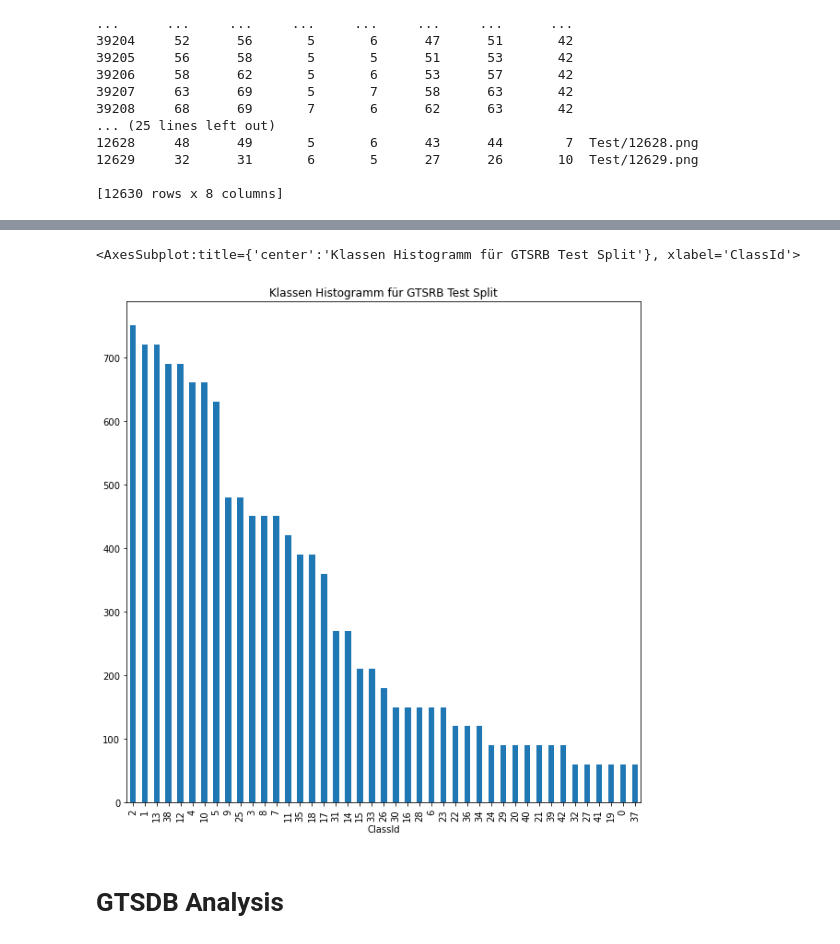
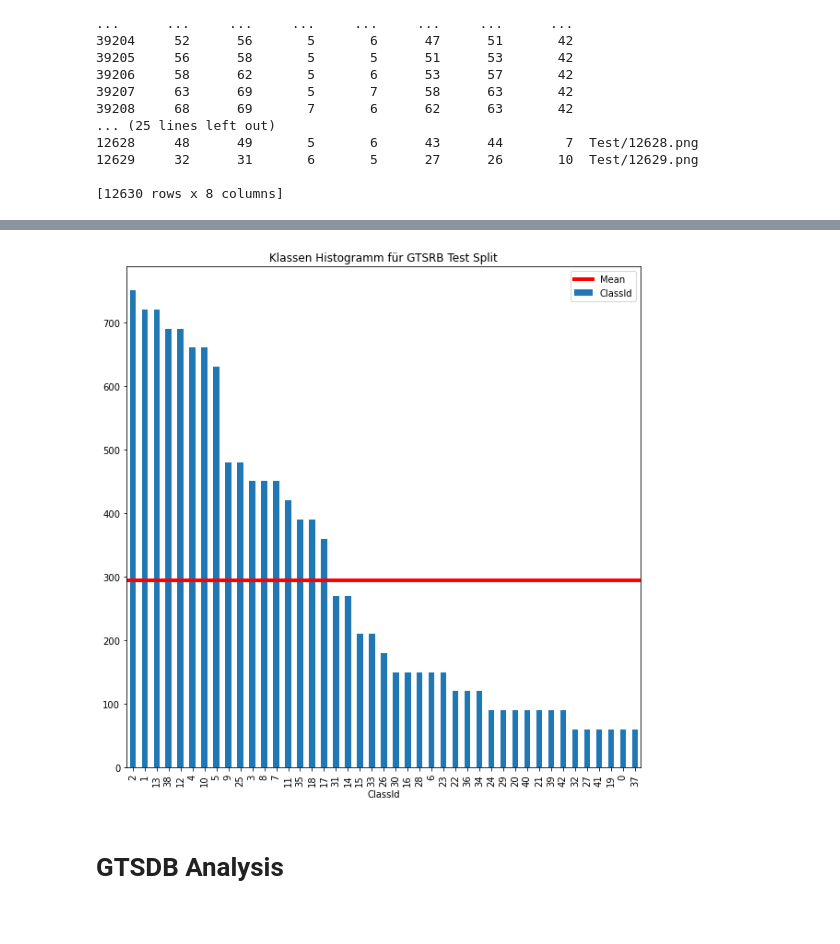
Before and after one commit to AutonomeStudienarbeit/EvalFramework, a Jupyter notebook: notebooks/dataset_analysis.ipynb, the cells around one changed output, grey strips where cells are left out. Cells and saved outputs as stored; diff of their text form; code cells hidden in the pictures.

```diff
--- a/notebooks/dataset_analysis.ipynb
+++ b/notebooks/dataset_analysis.ipynb
@@ -33,6 +34,12 @@ print(gtsrb_test_df)
 12629     32      31       6       5      27      26       10  Test/12629.png
 
 [12630 rows x 8 columns]
+# %%
+gtsrb_train_class_counts = pd.value_counts(gtsrb_train_df['ClassId'])
 # %%
-pd.value_counts(gtsrb_train_df['ClassId']).plot(figsize=(10,10), title="Klassen Histogramm für GTSRB Train Split", xlabel="ClassId", kind="bar")
+gtsdb_train_ax = gtsrb_train_class_counts.plot(figsize=(10,10), title="Klassen Histogramm für GTSRB Train Split", xlabel="ClassId", kind="bar")
+gtsdb_train_ax.axhline(y=gtsrb_train_class_counts.mean(), linewidth=4, color='r', label='Mean')
+gtsdb_train_ax.legend()
+gtsdb_train_fig = gtsdb_train_ax.get_figure()
+gtsdb_train_fig.show()
 # %% [output]
@@ -41,8 +47,12 @@ pd.value_counts(gtsrb_train_df['ClassId']).plot(figsize=(10,10), title="Klassen
 # %%
-pd.value_counts(gtsrb_test_df['ClassId']).plot(figsize=(10,10), title="Klassen Histogramm für GTSRB Test Split", xlabel="ClassId", kind="bar")
+gtsrb_test_class_counts = pd.value_counts(gtsrb_test_df['ClassId'])
+gtsrb_test_ax = gtsrb_test_class_counts.plot(figsize=(10, 10), title="Klassen Histogramm für GTSRB Test Split", xlabel="ClassId", kind="bar")
+gtsrb_test_ax.axhline(y=gtsrb_test_class_counts.mean(), linewidth=4, color='r', label='Mean')
+gtsrb_test_ax.legend()
+gtsrb_test_fig = gtsdb_train_ax.get_figure()
+gtsrb_test_fig.show()
 # %% [output]
-<AxesSubplot:title={'center':'Klassen Histogramm für GTSRB Test Split'}, xlabel='ClassId'>
-[figure, old version]
+[figure, new version]
 # %% [markdown]
 # GTSDB Analysis
 # %%
```
Also changed, not shown: parts of 3 cells of this notebook, 1 other file.
